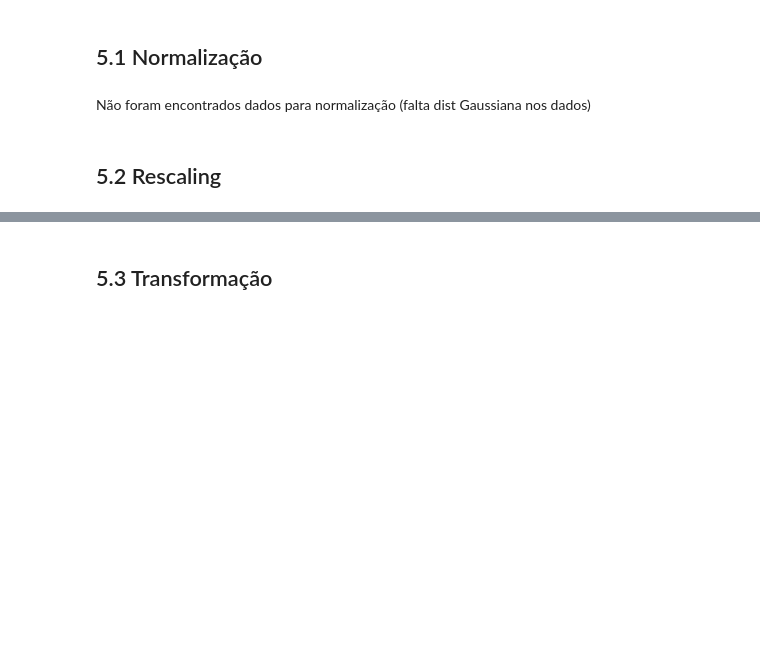
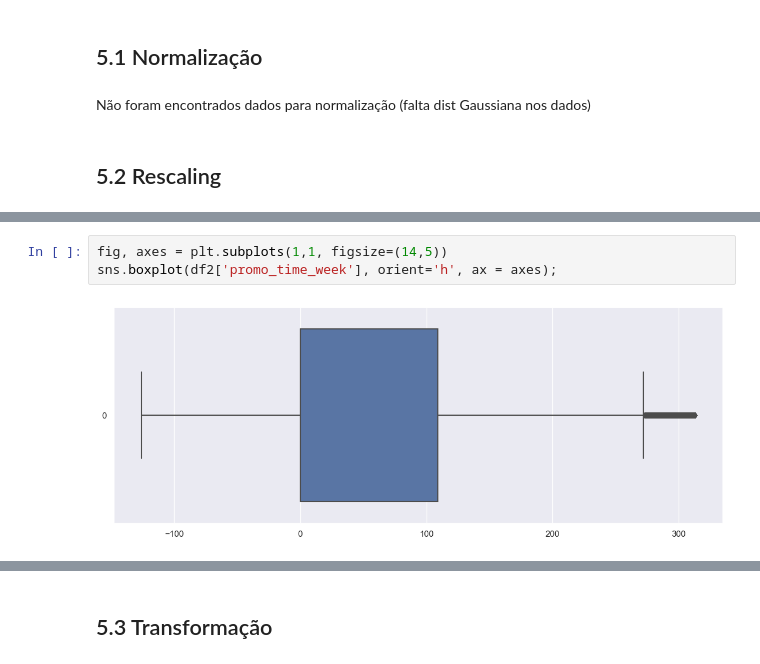
Before and after one commit to PedroPauloMR/ds_em_producao, a Jupyter notebook: main.ipynb, the cells around one changed output, grey strips where cells are left out. Saved outputs shown, nothing was run; the diff lists cells and outputs as text; blank space fills up the shorter version.

```diff
--- a/main.ipynb
+++ b/main.ipynb
@@ -810,0 +824,5 @@ Não foram encontrados dados para normalização (falta dist Gaussiana nos dados
+# %%
+fig, axes = plt.subplots(1,1, figsize=(14,5))
+sns.boxplot(df2['promo_time_week'], orient='h', ax = axes);
+# %% [output]
+[figure, added]
```
Also changed, not shown: parts of 10 cells of this notebook.
